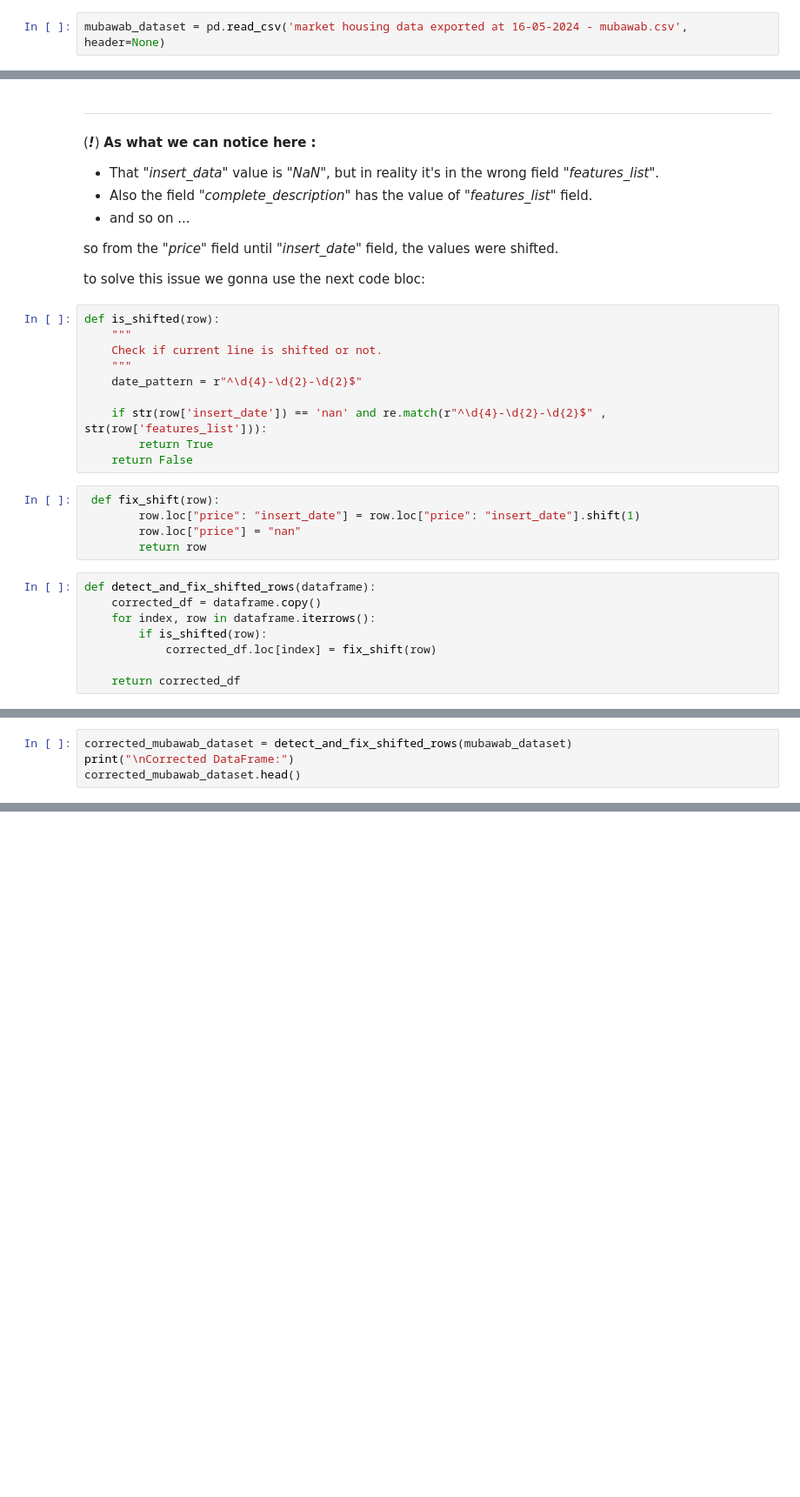
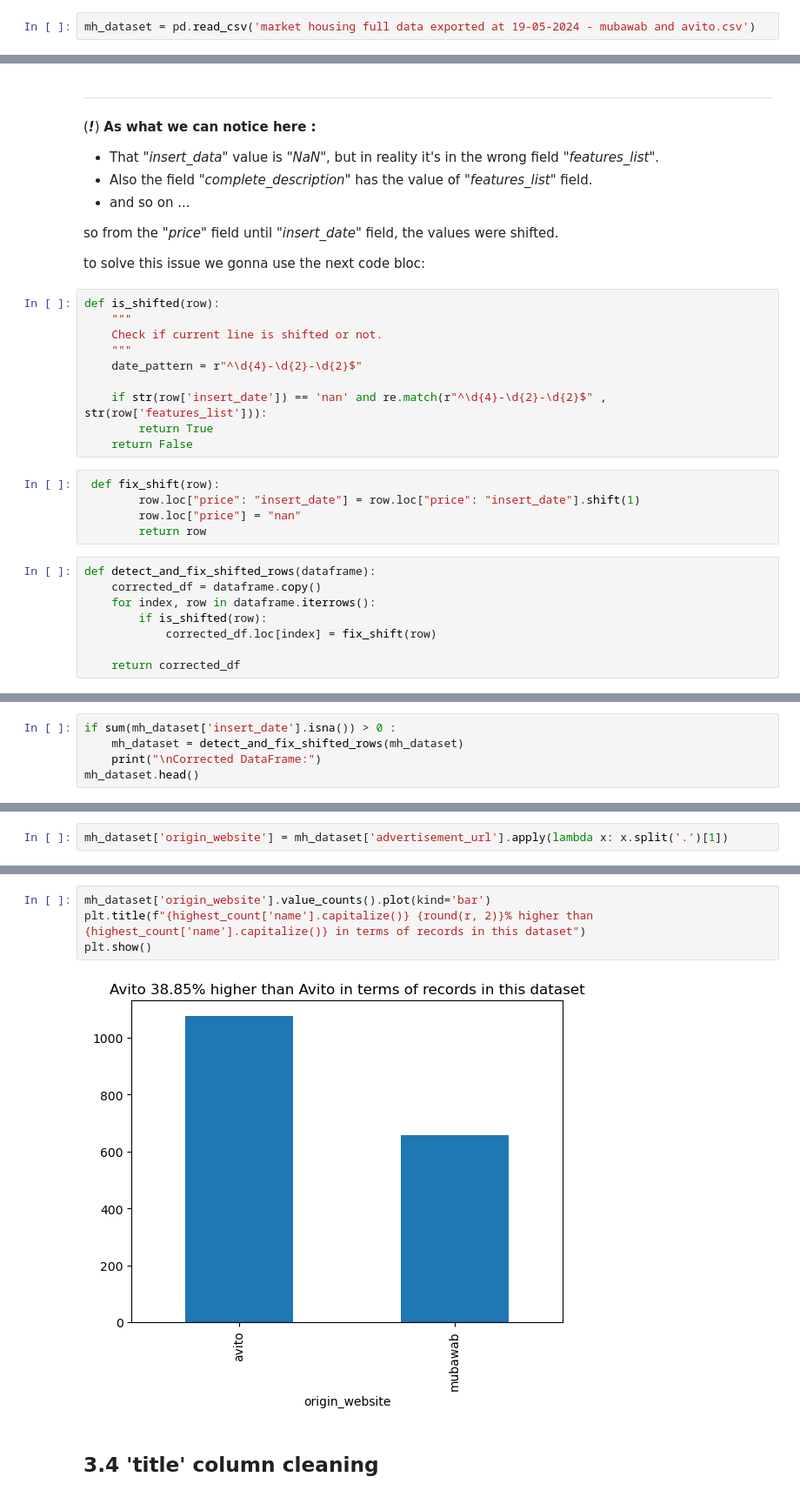
Before and after one commit to afandigit/Market-Housing, a Jupyter notebook: Mubawab Data Preparation and Analysis.ipynb, the cells around one changed output, grey strips where cells are left out. Shown at 87% size. Cells and saved outputs as stored; diff of their text form; blank space fills up the shorter version.

Commit message:
I made progress in data cleaning and analysis

```diff
--- a/Mubawab Data Preparation and Analysis.ipynb
+++ b/Mubawab Data Preparation and Analysis.ipynb
@@ -36,2 +81,2 @@ columns_name
 # %%
-mubawab_dataset = pd.read_csv('market housing data exported at 16-05-2024 - mubawab.csv', header=None)
+mh_dataset = pd.read_csv('market housing full data exported at 19-05-2024 - mubawab and avito.csv')
@@ -138,9 +232,10 @@ Original DataFrame:
 | 4 | https://www.mubawab.ma/fr/pa/7617... | Appartement 55m² en vente Riad As... | Publié aujourdhui | 250 000 DH | Al Aalia à Mohammedia | 55 m² ;4 Pièces;3 Chambres;1 Sa... | <p>Achetez l'appartement de vos r... | ... |
 | 5 | https://www.mubawab.ma/fr/pa/7859... | Superbe appartement à vendre à Bo... | Publié aujourdhui | N,Boukhalef à Tanger " | 72 m² ;3 Pièces;2 Chambres;2 Sa... | <p>Appartement idéal à la vente. ... | Jardin;Concierge;Sécurité;Cuisine... | ... |
 # %%
-corrected_mubawab_dataset = detect_and_fix_shifted_rows(mubawab_dataset)
-print("\nCorrected DataFrame:")
-corrected_mubawab_dataset.head()
+if sum(mh_dataset['insert_date'].isna()) > 0 :
+    mh_dataset = detect_and_fix_shifted_rows(mh_dataset)
+    print("\nCorrected DataFrame:")
+mh_dataset.head()
 # %% [output]
 Corrected DataFrame:
 |  | advertisement_url | title | publication_date | price | location | description | complete_description | ... |
@@ -156,0 +271,2 @@ sum(corrected_mubawab_dataset['insert_date'].isna())
+# %%
+mh_dataset['origin_website'] = mh_dataset['advertisement_url'].apply(lambda x: x.split('.')[1])
@@ -156,0 +297,8 @@ sum(corrected_mubawab_dataset['insert_date'].isna())
+# %%
+mh_dataset['origin_website'].value_counts().plot(kind='bar')
+plt.title(f"{highest_count['name'].capitalize()} {round(r, 2)}% higher than {highest_count['name'].capitalize()} in terms of records in this dataset")
+plt.show()
+# %% [output]
+[figure, added]
+# %% [markdown]
+## 3.4 'title' column cleaning
```
Also changed, not shown: parts of 83 cells of this notebook, 1 other file.
